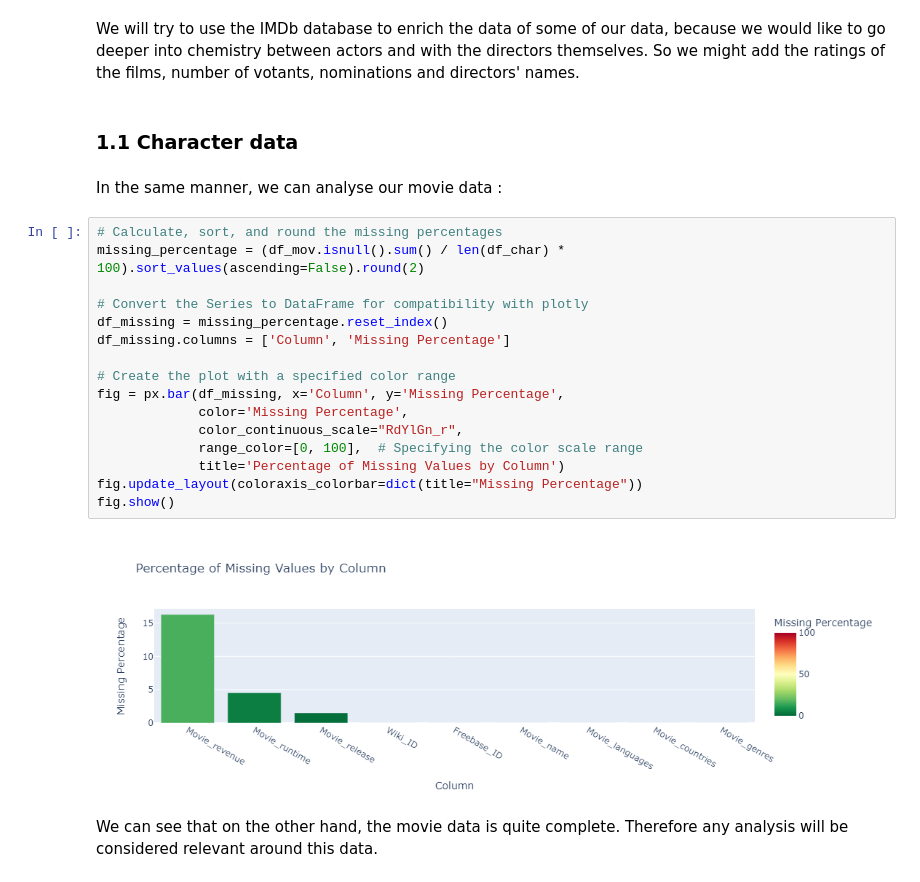
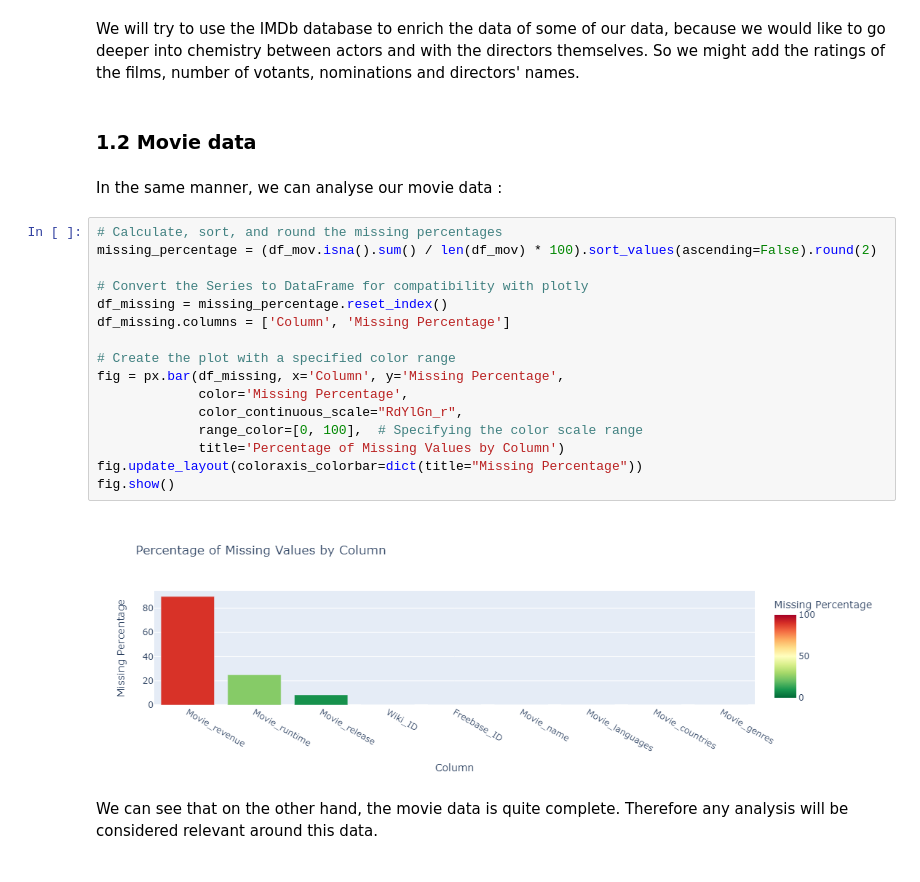
Before and after one commit to epfl-ada/ada-2023-project-patterndetectives, a Jupyter notebook: GraphMonth.ipynb, the cells around one changed output. Saved outputs shown, nothing was run; the diff lists cells and outputs as text.

Commit message:
release data ajout

```diff
--- a/GraphMonth.ipynb
+++ b/GraphMonth.ipynb
@@ -119,27 +127,27 @@ We can still see that there is still a big number of rows where not a single fea
 # %% [markdown]
 We will try to use the IMDb database to enrich the data of some of our data, because we would like to go deeper into chemistry between actors and with the directors themselves. So we might add the ratings of the films, number of votants, nominations and directors' names.
 # %% [markdown]
-### 1.1 Character data
+### 1.2 Movie data
 # %% [markdown]
 In the same manner, we can analyse our movie data :
 # %%
 # Calculate, sort, and round the missing percentages
-missing_percentage = (df_mov.isnull().sum() / len(df_char) * 100).sort_values(ascending=False).round(2)
+missing_percentage = (df_mov.isna().sum() / len(df_mov) * 100).sort_values(ascending=False).round(2)
 
 # Convert the Series to DataFrame for compatibility with plotly
 df_missing = missing_percentage.reset_index()
 df_missing.columns = ['Column', 'Missing Percentage']
 
 # Create the plot with a specified color range
 fig = px.bar(df_missing, x='Column', y='Missing Percentage',
              color='Missing Percentage',
              color_continuous_scale="RdYlGn_r",
              range_color=[0, 100],  # Specifying the color scale range
              title='Percentage of Missing Values by Column')
 fig.update_layout(coloraxis_colorbar=dict(title="Missing Percentage"))
 fig.show()
 # %% [output]
-[figure, old version]
+[figure, new version]
 # %% [markdown]
 We can see that on the other hand, the movie data is quite complete. Therefore any analysis will be considered relevant around this data.
 # %%
```
Also changed, not shown: parts of 13 cells of this notebook.
